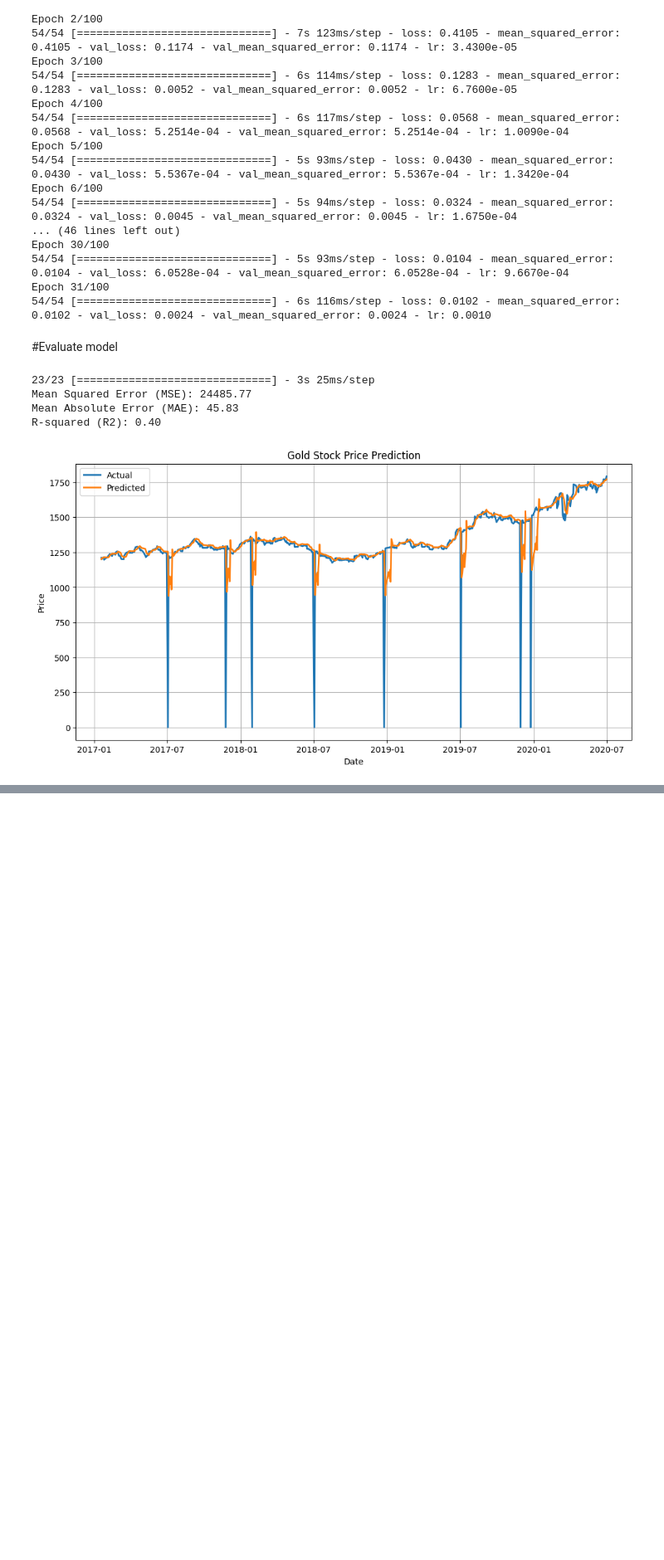
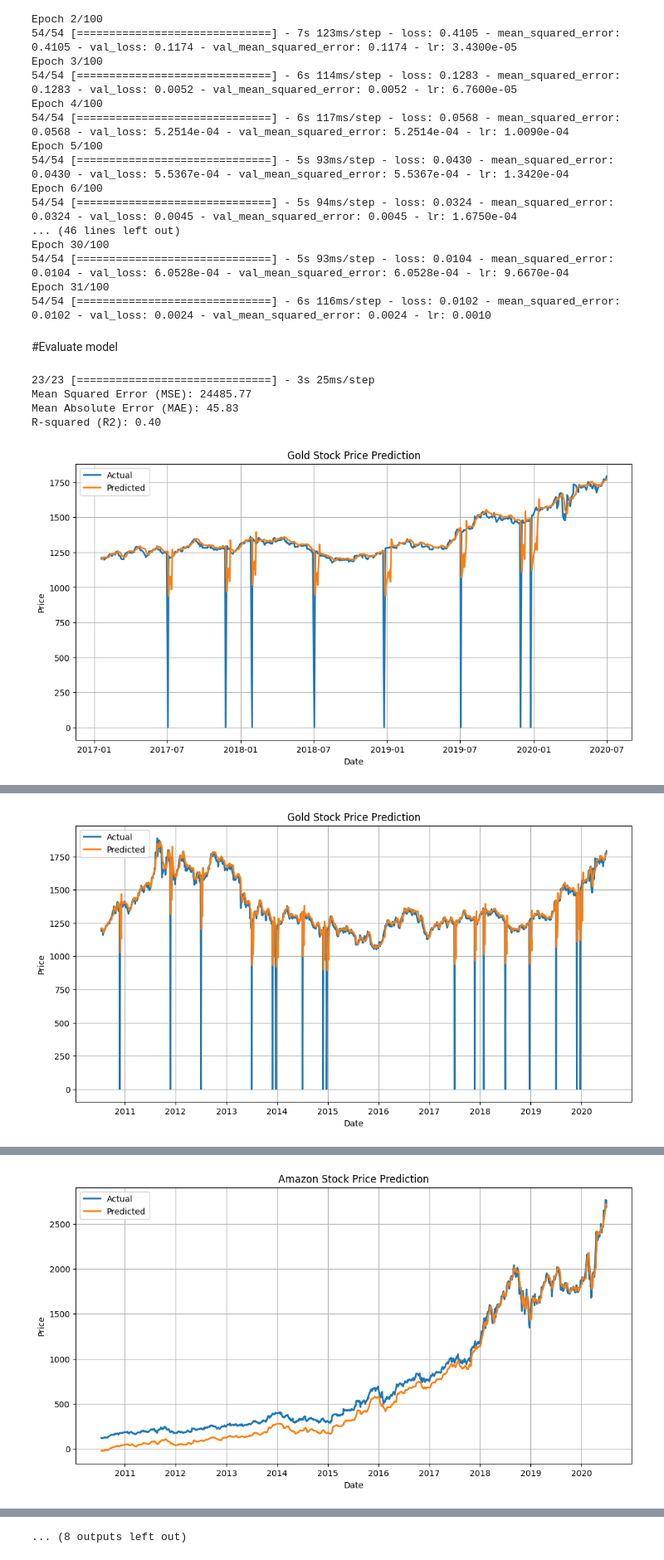
Before and after one commit to ashenJay07/4th-year-DL-assignment, a Jupyter notebook: 2.notebooks/DL_Stock_Price_Time_Series_Prediction_Transformers.ipynb, the cells around one changed output, grey strips where cells are left out. Shown at 83% size. Saved outputs shown, nothing was run; the diff lists cells and outputs as text; code cells hidden in the pictures; blank space fills up the shorter version.

Commit message:
calculated other assets predications

```diff
--- a/2.notebooks/DL_Stock_Price_Time_Series_Prediction_Transformers.ipynb
+++ b/2.notebooks/DL_Stock_Price_Time_Series_Prediction_Transformers.ipynb
@@ -351,3 +351,70 @@ Mean Squared Error (MSE): 24485.77
 Mean Absolute Error (MAE): 45.83
 R-squared (R2): 0.40
 [figure]
+# %%
+import pandas as pd
+import numpy as np
+from sklearn.preprocessing import MinMaxScaler
+import matplotlib.pyplot as plt
+
+# Load the dataset from Google Drive
+# Replace 'your_google_drive_link' with the actual link to your CSV file
+data = pd.read_csv('/content/drive/MyDrive/DATA.csv')
+
+# Data Preprocessing
+# Rename columns (ensure they match the columns in your training data)
+data.columns = ['Date', 'Open', 'High', 'Low', 'Close', 'Volume', 'NASDAQ', 'NYSE', 'S&P 500', 'FTSE100', 'NIKKI225', 'BSE SENSEX', 'RUSSELL2000', 'HENG SENG', 'SSE', 'Crude Oil', 'Gold', 'VIX', 'USD index', 'Amazon', 'Google', 'Microsoft']
+
+# Convert 'Date' column to datetime
+data['Date'] = pd.to_datetime(data['Date'])
+
+# Section 1: Data Cleaning - Remove Rows with NaN Values
+data.dropna(inplace=True)
+
+# Define a function to make predictions for a given asset
+def predict_asset(asset_name):
+    # Create a new MinMaxScaler for the asset data
+    scaler = MinMaxScaler(feature_range=(0, 1))
+
+    # Scale the asset data
+    asset_data_scaled = scaler.fit_transform(data[[asset_name]])
+
+    # Create sequences for the asset data
+    x_asset = []
+    y_asset = []
+
+    for i in range(timesteps, len(asset_data_scaled)):
+        x_asset.append(asset_data_scaled[i - timesteps:i, 0])
+        y_asset.append(asset_data_scaled[i, 0])
+
+    x_asset, y_asset = np.array(x_asset), np.array(y_asset)
+
+    # Reshape input data
+    x_asset = x_asset.reshape((x_asset.shape[0], x_asset.shape[1], 1))
+
+    # Predict on the asset data
+    asset_predictions = model.predict(x_asset)
+
+    # Inverse transform the predictions to the original scale
+    asset_predictions = scaler.inverse_transform(asset_predictions)
+
+    return asset_predictions
+
+# List of asset names you want to predict
+asset_names = ['Gold', 'Amazon', 'Microsoft','Google','NIKKI225', 'BSE SENSEX', 'RUSSELL2000', 'HENG SENG', 'SSE', 'Crude Oil']  # Add more assets as needed
+
+# Plot actual vs. predicted values for each asset
+for asset_name in asset_names:
+    asset_predictions = predict_asset(asset_name)
+    dates = data['Date'][timesteps:]
+
+    plt.figure(figsize=(12, 6))
+    plt.plot(dates, data[asset_name][timesteps:], label='Actual', linewidth=2)
+    plt.plot(dates, asset_predictions, label='Predicted', linewidth=2)
+    plt.title(f'{asset_name} Stock Price Prediction')
+    plt.xlabel('Date')
+    plt.ylabel('Price')
+    plt.legend()
+    plt.grid(True)
+    plt.show()
+# %% [output]
@@ -353,0 +422 @@ R-squared (R2): 0.40
+[figure, added]
@@ -353,0 +424 @@ R-squared (R2): 0.40
+[figure, added]
@@ -353,0 +433 @@ R-squared (R2): 0.40
+... (8 outputs left out)
```
Also changed, not shown: parts of 1 cell of this notebook.
